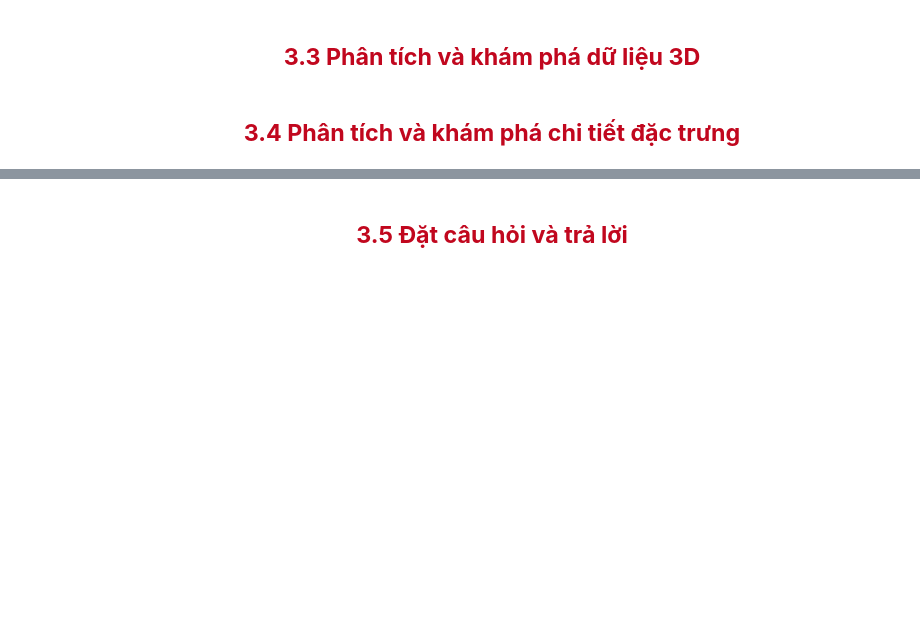
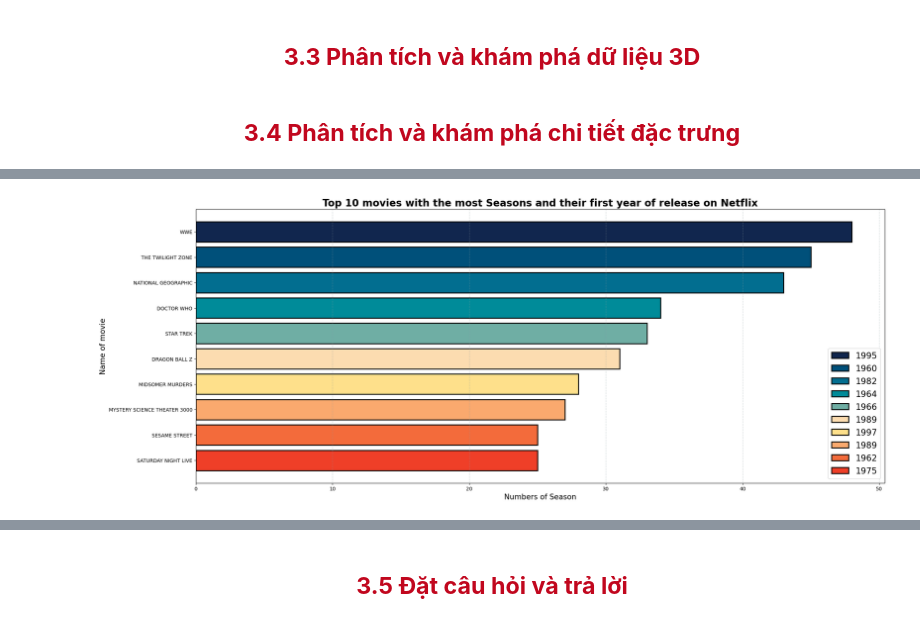
Before and after one commit to kolee1902/Data_Visualization_Lab02-Netflix, a Jupyter notebook: source/21127104_21127129.ipynb, the cells around one changed output, grey strips where cells are left out. Drawn from its saved outputs; the diff is of its cells as text; code cells hidden in the pictures; blank space fills up the shorter version.

Commit message:
Update 21127104_21127129.ipynb
- Thêm 2 câu hỏi, sửa câu hỏi 2, thêm phần mô tả ý nghĩa cột

```diff
--- a/source/21127104_21127129.ipynb
+++ b/source/21127104_21127129.ipynb
@@ -511,0 +608,31 @@ sns.barplot(data=movie_df, x='Name', y='Year',errorbar=None, color = '#58A399');
+# %%
+import matplotlib.pyplot as plt
+
+# Lấy danh sách tên phim, số lần xuất hiện và năm phát hành từ top 10 bộ phim
+top_10_movies = sorted(movie_dict.items(), key=lambda x: x[1][0], reverse=True)[:10]
+movies = [movie for movie, _ in top_10_movies]
+counts = [count for _, [count, min_year] in top_10_movies]
+years = [min_year for _, [_, min_year] in top_10_movies]
+
+# Tạo subplot
+fig, ax = plt.subplots(figsize=(25, 10))
+
+# Vẽ biểu đồ cột
+bars = ax.barh(movies, counts, color=color, linewidth=2, edgecolor='k')
+
+# Thêm thông tin về năm phát hành vào biểu đồ bằng cách sử dụng kích thước của các cột
+for i in range(len(bars)):
+    bar = bars[i]
+    year = years[i]
+    bar.set_width(counts[i])
+    bar.set_label(f'{year}')
+
+ax.set_xlabel('Numbers of Season', fontsize = 15)
+ax.set_ylabel('Name of movie', fontsize = 15)
+ax.set_title('Top 10 movies with the most Seasons and their first year of release on Netflix', fontsize = 20, weight='bold')
+ax.invert_yaxis()  # Đảo ngược trục y để phim xuất hiện nhiều nhất ở trên cùng
+ax.legend(fontsize='xx-large')
+ax.grid(color='#95a5a6', linestyle='--', linewidth=1, axis='x', alpha=0.4)
+plt.show()
+# %% [output]
+[figure, added]
```
Also changed, not shown: parts of 11 cells of this notebook.
